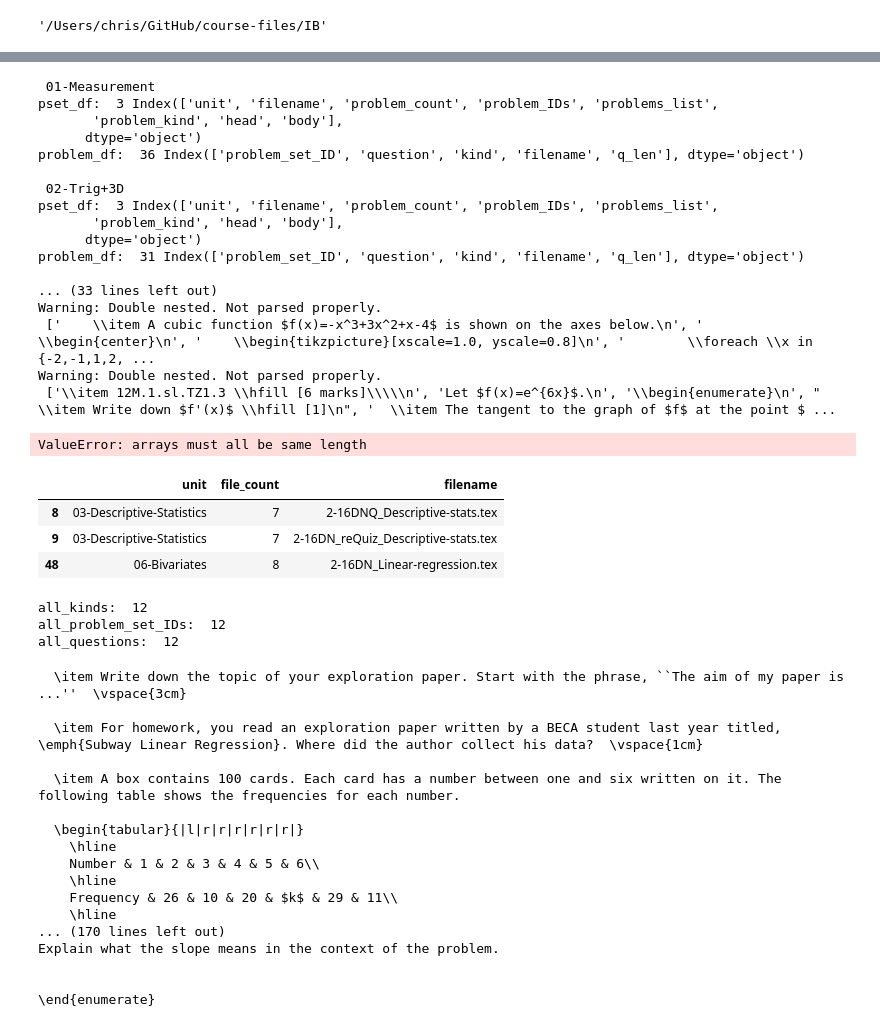
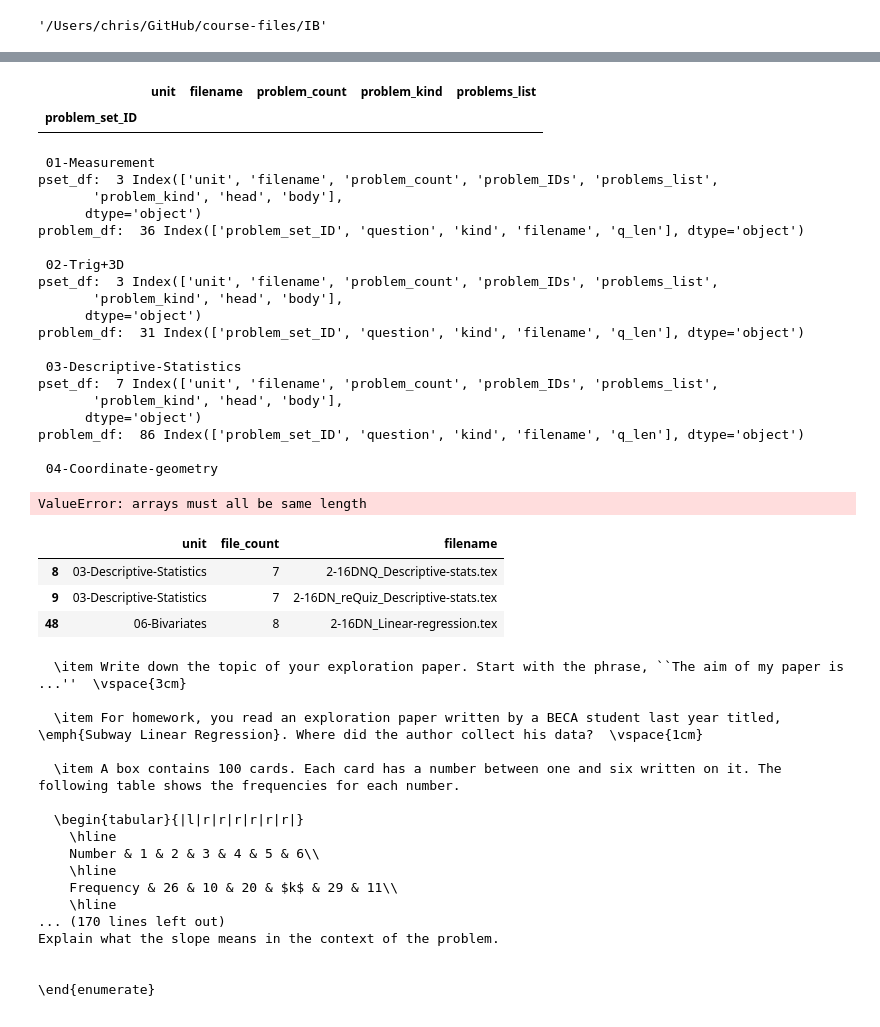
Before and after one commit to chrishuson/mathai, a Jupyter notebook: src/ibmath.ipynb, the cells around one changed output, grey strips where cells are left out. Cells and saved outputs as stored; diff of their text form; code cells hidden in the pictures.

Commit message:
save IB problem dfs

```diff
--- a/src/ibmath.ipynb
+++ b/src/ibmath.ipynb
@@ -41,8 +43,9 @@ array(['01-Measurement', '02-Trig+3D', '03-Descriptive-Statistics',
 # %%
-drop_units = ['Slides']
+drop_units = ['Slides', 'Archive-topics']
 for unit in drop_units:
     course_file_df.drop(course_file_df[course_file_df.unit == unit].index, inplace=True)
 
+print('\n df len: ', len(course_file_df), '\n', course_file_df.columns)
 course_file_df.value_counts(['unit']).sort_index()
 #course_file_df.unit.unique()
 # %% [output]
@@ -93,5 +89,11 @@ array(['01-Measurement', '02-Trig+3D', '03-Descriptive-Statistics',
+# %%
+pset_df[pset_df.problem_kind.apply(len) != pset_df.problem_count][['unit', 'filename', 'problem_count', 'problem_kind', 'problems_list']]
+#[pset_df.filename.str.startswith('0326')]
+# %% [output]
+|  | unit | filename | problem_count | problem_kind | problems_list |
+| problem_set_ID |  |  |  |  |  |
 # %%
- for unit in ['01-Measurement', '02-Trig+3D', #'03-Descriptive-Statistics', '04-Coordinate-geometry', '05-Linear-functions',
+ for unit in ['01-Measurement', '02-Trig+3D', '03-Descriptive-Statistics', '04-Coordinate-geometry', '05-Linear-functions',
        #'06-Bivariates',
        #
        #'07-Probability', '09-Polynomial-functions',
@@ -114,11 +116,13 @@ pset_df:  3 Index(['unit', 'filename', 'problem_count', 'problem_IDs', 'problems
       dtype='object')
 problem_df:  31 Index(['problem_set_ID', 'question', 'kind', 'filename', 'q_len'], dtype='object')
 
-... (33 lines left out)
-Warning: Double nested. Not parsed properly.
- ['    \\item A cubic function $f(x)=-x^3+3x^2+x-4$ is shown on the axes below.\n', '    \\begin{center}\n', '    \\begin{tikzpicture}[xscale=1.0, yscale=0.8]\n', '        \\foreach \\x in {-2,-1,1,2, ...
-Warning: Double nested. Not parsed properly.
- ['\\item 12M.1.sl.TZ1.3 \\hfill [6 marks]\\\\\n', 'Let $f(x)=e^{6x}$.\n', '\\begin{enumerate}\n', "  \\item Write down $f'(x)$ \\hfill [1]\n", '  \\item The tangent to the graph of $f$ at the point $ ...
+ 03-Descriptive-Statistics
+pset_df:  7 Index(['unit', 'filename', 'problem_count', 'problem_IDs', 'problems_list',
+       'problem_kind', 'head', 'body'],
+      dtype='object')
+problem_df:  86 Index(['problem_set_ID', 'question', 'kind', 'filename', 'q_len'], dtype='object')
+
+ 04-Coordinate-geometry
 ValueError: arrays must all be same length
 # %%
 nested_file_df = course_file_df[course_file_df.filename.str.startswith('2-16DN')]
@@ -130,10 +134,6 @@ nested_file_df
 | 48 | 06-Bivariates | 8 | 2-16DN_Linear-regression.tex |
 # %%
 nested_pset_df, nested_problem_df = parse_course_files(nested_file_df, course_dir=search_dir)
-# %% [output]
-all_kinds:  12
-all_problem_set_IDs:  12
-all_questions:  12
 # %%
 for line in nested_pset_df.body.iteritems():
     for l in line[1]:
```
Also changed, not shown: parts of 8 cells of this notebook, 4 other files.
